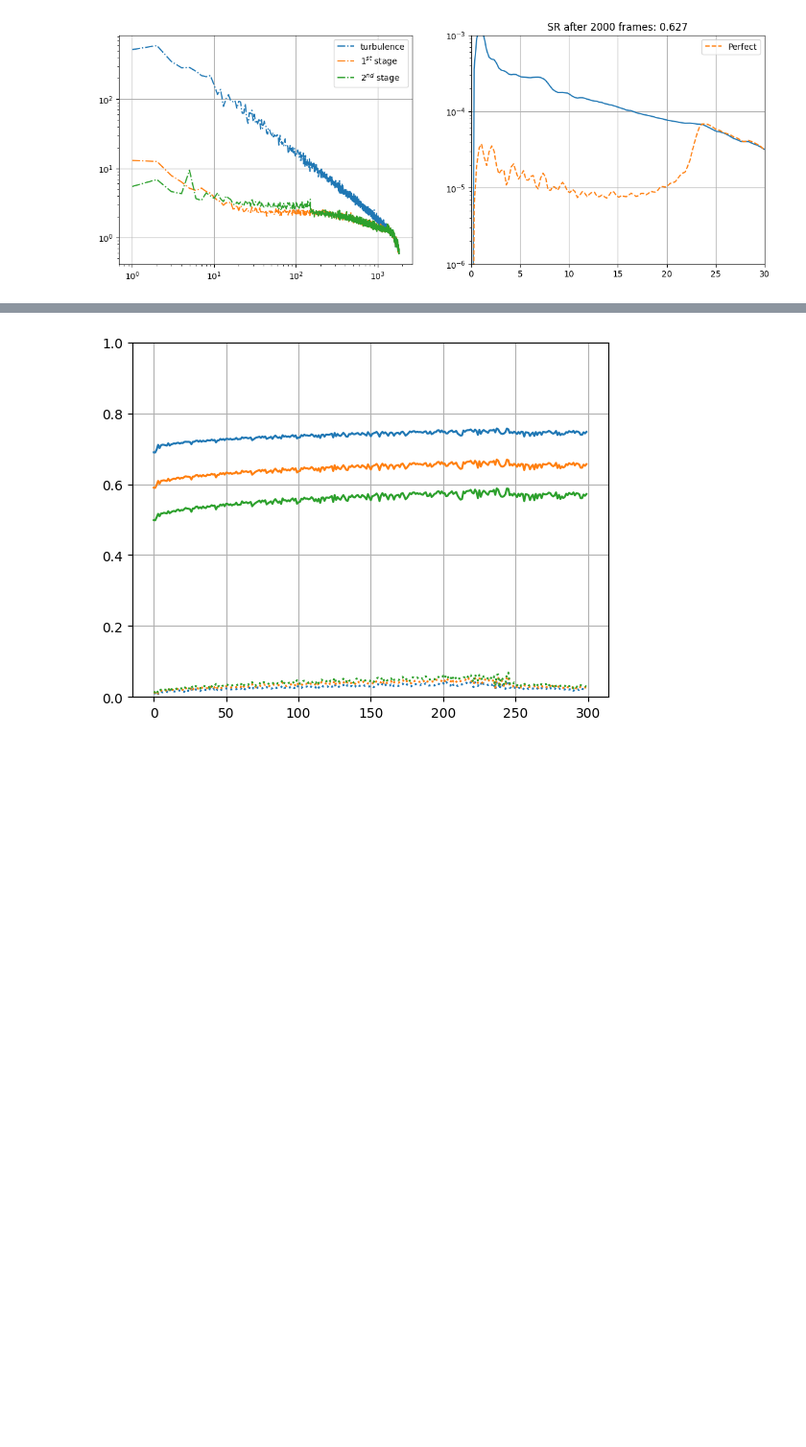
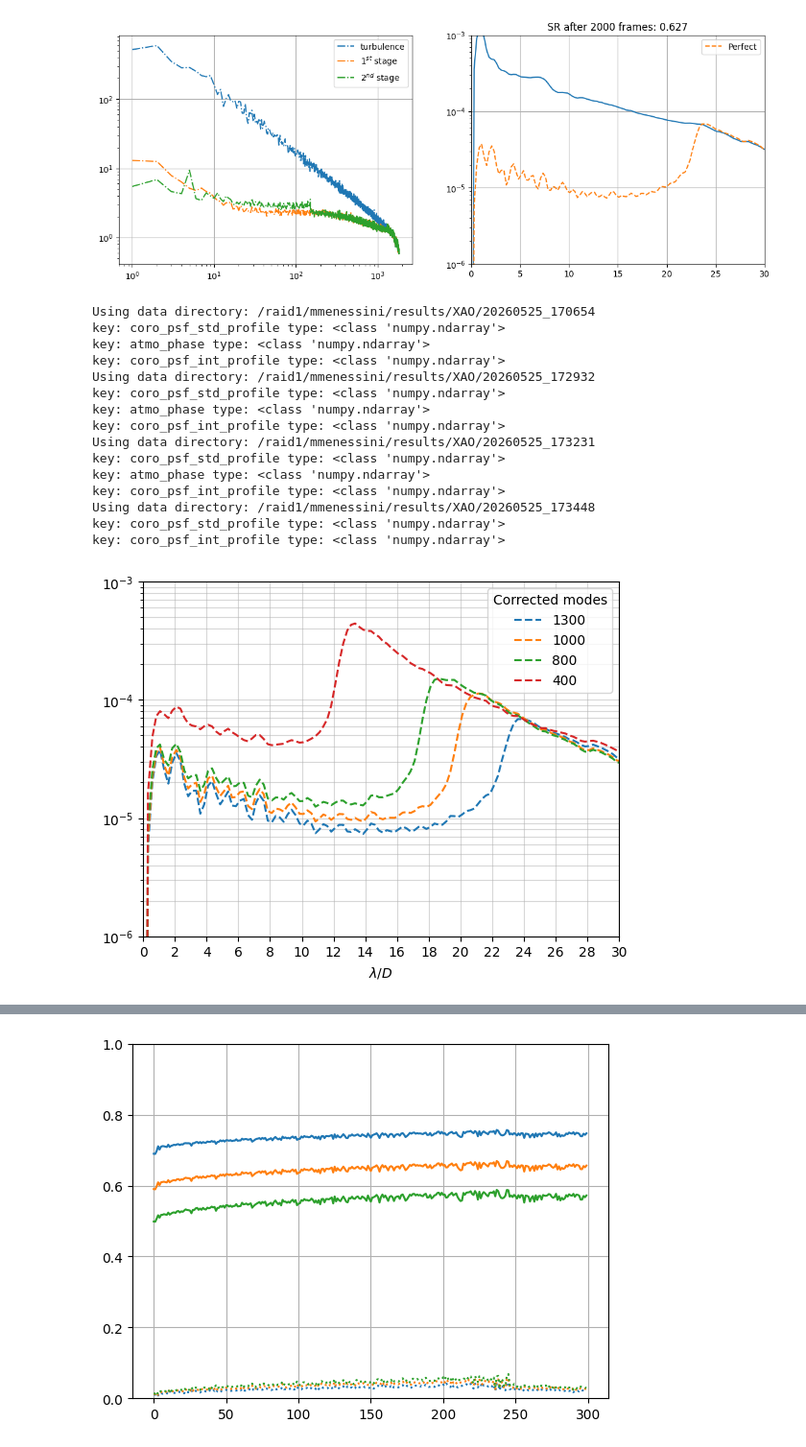
Before and after one commit to Menessao/SPECULA, a Jupyter notebook: config/SensorFusion/paperPlots.ipynb, the cells around one changed output, grey strips where cells are left out. Shown at 96% size. Drawn from its saved outputs; the diff is of its cells as text; code cells hidden in the pictures; blank space fills up the shorter version.

```diff
--- a/config/SensorFusion/paperPlots.ipynb
+++ b/config/SensorFusion/paperPlots.ipynb
@@ -224,3 +224,43 @@ key: atmo_phase type: <class 'numpy.ndarray'>
 key: coro_psf_int_profile type: <class 'numpy.ndarray'>
 [figure]
 [figure]
+# %%
+con1300m_750 = get_sim_data(xao_dir,tn='20260525_170654')
+con1000m_750 = get_sim_data(xao_dir,tn='20260525_172932')
+con800m_750 = get_sim_data(xao_dir,tn='20260525_173231')
+con400m_750 = get_sim_data(xao_dir,tn='20260525_173448')
+
+coro_std1300 = con1300m_750['coro_psf_std_profile'][0]
+coro_std1000 = con1000m_750['coro_psf_std_profile'][0]
+coro_std800 = con800m_750['coro_psf_std_profile'][0]
+coro_std400 = con400m_750['coro_psf_std_profile'][0]
+
+plt.figure()
+plt.semilogy(coro_std1300[0],coro_std1300[1]*oversampling**2,'--',label='1300')
+plt.semilogy(coro_std1000[0],coro_std1000[1]*oversampling**2,'--',label='1000')
+plt.semilogy(coro_std800[0],coro_std800[1]*oversampling**2,'--',label='800')
+plt.semilogy(coro_std400[0],coro_std400[1]*oversampling**2,'--',label='400')
+plt.legend(title='Corrected modes',loc='best')
+plt.xlabel(r'$\lambda/D$')
+plt.xticks(np.arange(0,32,2))
+# plt.ylabel('')
+plt.ylim([1e-6,1e-3])
+plt.xlim([0,30])
+plt.grid(which='both',alpha=0.5)
+# %% [output]
+Using data directory: /raid1/mmenessini/results/XAO/20260525_170654
+key: coro_psf_std_profile type: <class 'numpy.ndarray'>
+key: atmo_phase type: <class 'numpy.ndarray'>
+key: coro_psf_int_profile type: <class 'numpy.ndarray'>
+Using data directory: /raid1/mmenessini/results/XAO/20260525_172932
+key: coro_psf_std_profile type: <class 'numpy.ndarray'>
+key: atmo_phase type: <class 'numpy.ndarray'>
+key: coro_psf_int_profile type: <class 'numpy.ndarray'>
+Using data directory: /raid1/mmenessini/results/XAO/20260525_173231
+key: coro_psf_std_profile type: <class 'numpy.ndarray'>
+key: atmo_phase type: <class 'numpy.ndarray'>
+key: coro_psf_int_profile type: <class 'numpy.ndarray'>
+Using data directory: /raid1/mmenessini/results/XAO/20260525_173448
+key: coro_psf_std_profile type: <class 'numpy.ndarray'>
+key: coro_psf_int_profile type: <class 'numpy.ndarray'>
+[figure, added]
```
Also changed, not shown: parts of 7 cells of this notebook, 8 other files.
